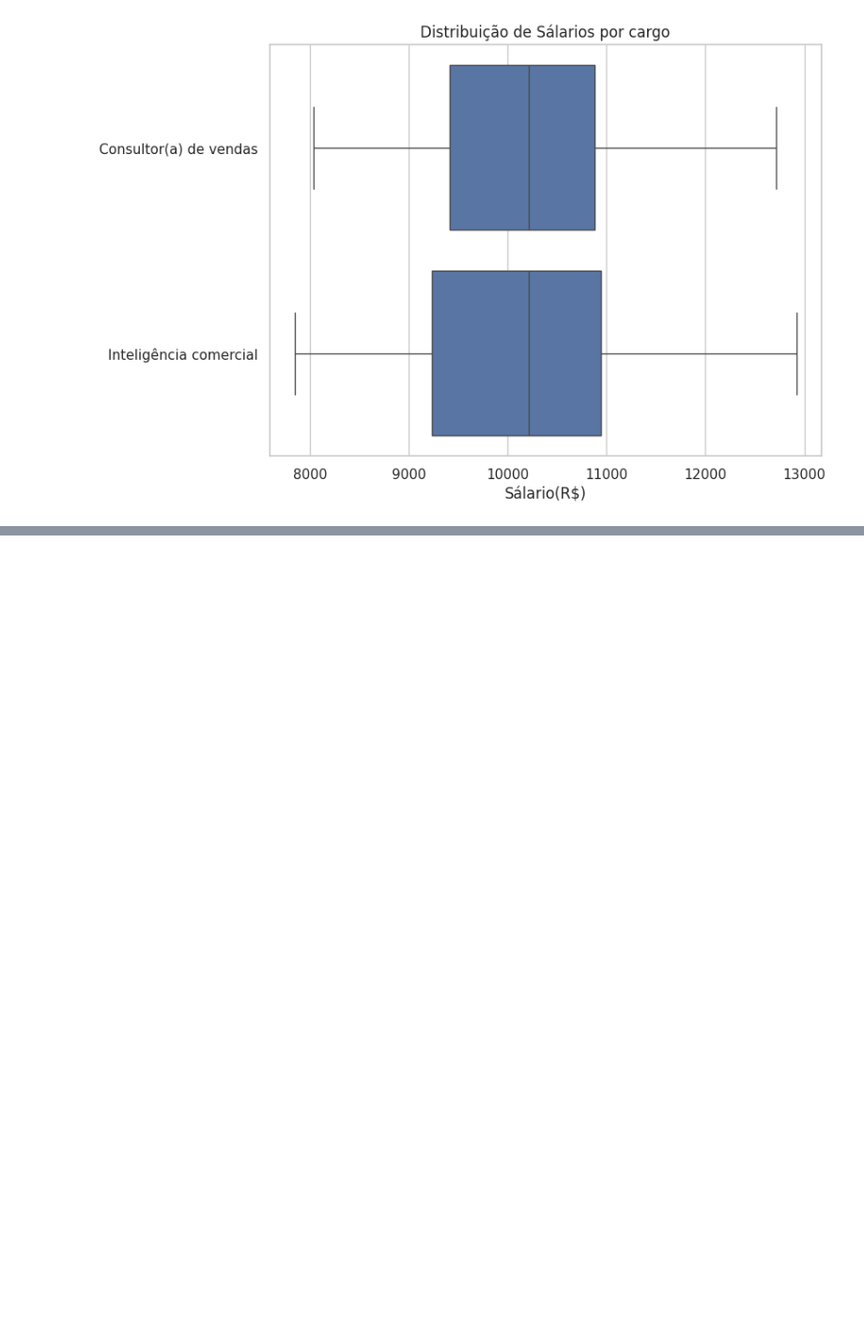
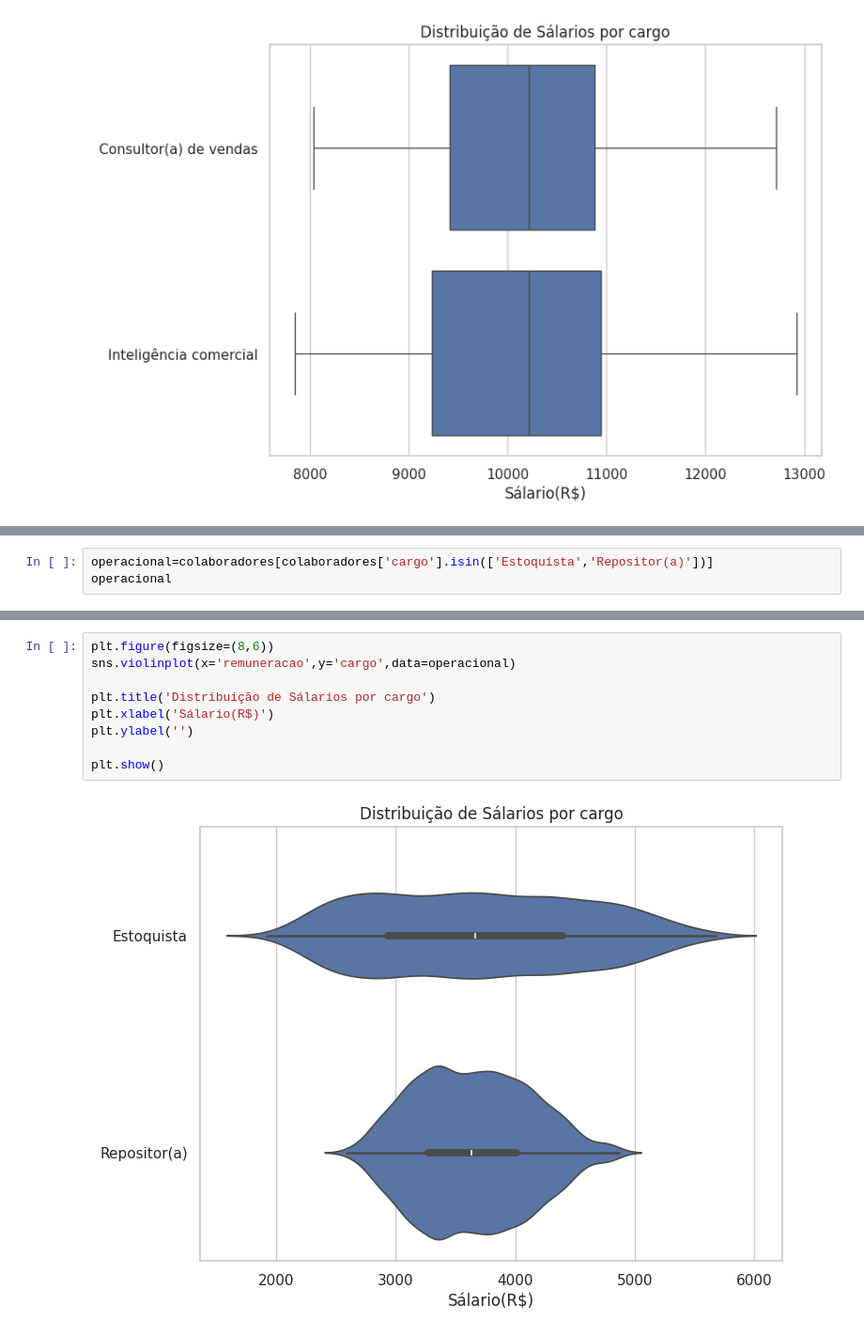
Before and after one commit to Jgabriel1800/estat-stica-varejo, a Jupyter notebook: estatistica_frequencia_medidas.ipynb, the cells around one changed output, grey strips where cells are left out. Shown at 94% size. Saved outputs shown, nothing was run; the diff lists cells and outputs as text; blank space fills up the shorter version.

```diff
--- a/estatistica_frequencia_medidas.ipynb
+++ b/estatistica_frequencia_medidas.ipynb
@@ -856,0 +861,3 @@ plt.show()
+# %%
+operacional=colaboradores[colaboradores['cargo'].isin(['Estoquista','Repositor(a)'])]
+operacional
@@ -856,0 +919,11 @@ plt.show()
+# %%
+plt.figure(figsize=(8,6))
+sns.violinplot(x='remuneracao',y='cargo',data=operacional)
+
+plt.title('Distribuição de Sálarios por cargo')
+plt.xlabel('Sálario(R$)')
+plt.ylabel('')
+
+plt.show()
+# %% [output]
+[figure, added]
```
Also changed, not shown: parts of 11 cells of this notebook.
